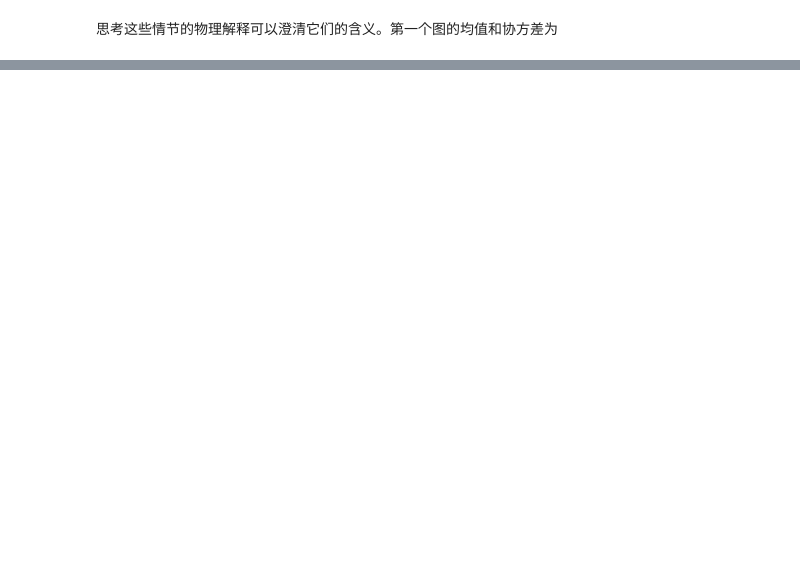
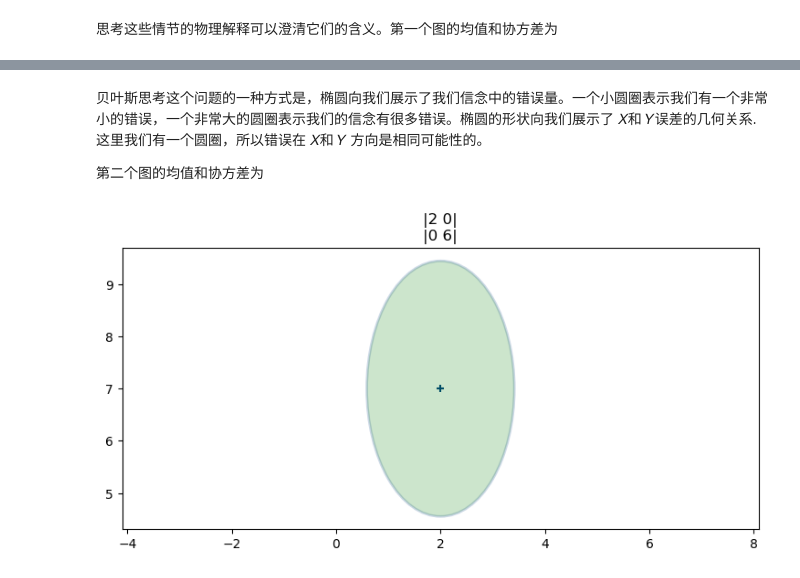
Before and after one commit to SunJianboGitHub/KalmanFilter, a Jupyter notebook: 05-多元高斯.ipynb, the cells around one changed output, grey strips where cells are left out. Cells and saved outputs as stored; diff of their text form; code cells hidden in the pictures; blank space fills up the shorter version.

```diff
--- a/05-多元高斯.ipynb
+++ b/05-多元高斯.ipynb
@@ -340,0 +349,12 @@ plot_cov_ellipse_colormap(cov=[[2, 1.2], [1.2, 1.3]])
+# %% [markdown]
+贝叶斯思考这个问题的一种方式是，椭圆向我们展示了我们信念中的错误量。一个小圆圈表示我们有一个非常小的错误，一个非常大的圆圈表示我们的信念有很多错误。椭圆的形状向我们展示了 𝑋和 𝑌误差的几何关系.这里我们有一个圆圈，所以错误在 𝑋和 𝑌 方向是相同可能性的。
+
+第二个图的均值和协方差为
+# %%
+x = [2, 7]
+P = [[2, 0], [0, 6]]
+plot_covariance_ellipse(x, P, fc='g', alpha=0.2,
+                    title='|2 0|\n|0 6|')
+plt.gca().grid(b=False)
+# %% [output]
+[figure, added]
```
Also changed, not shown: parts of 18 cells of this notebook.
